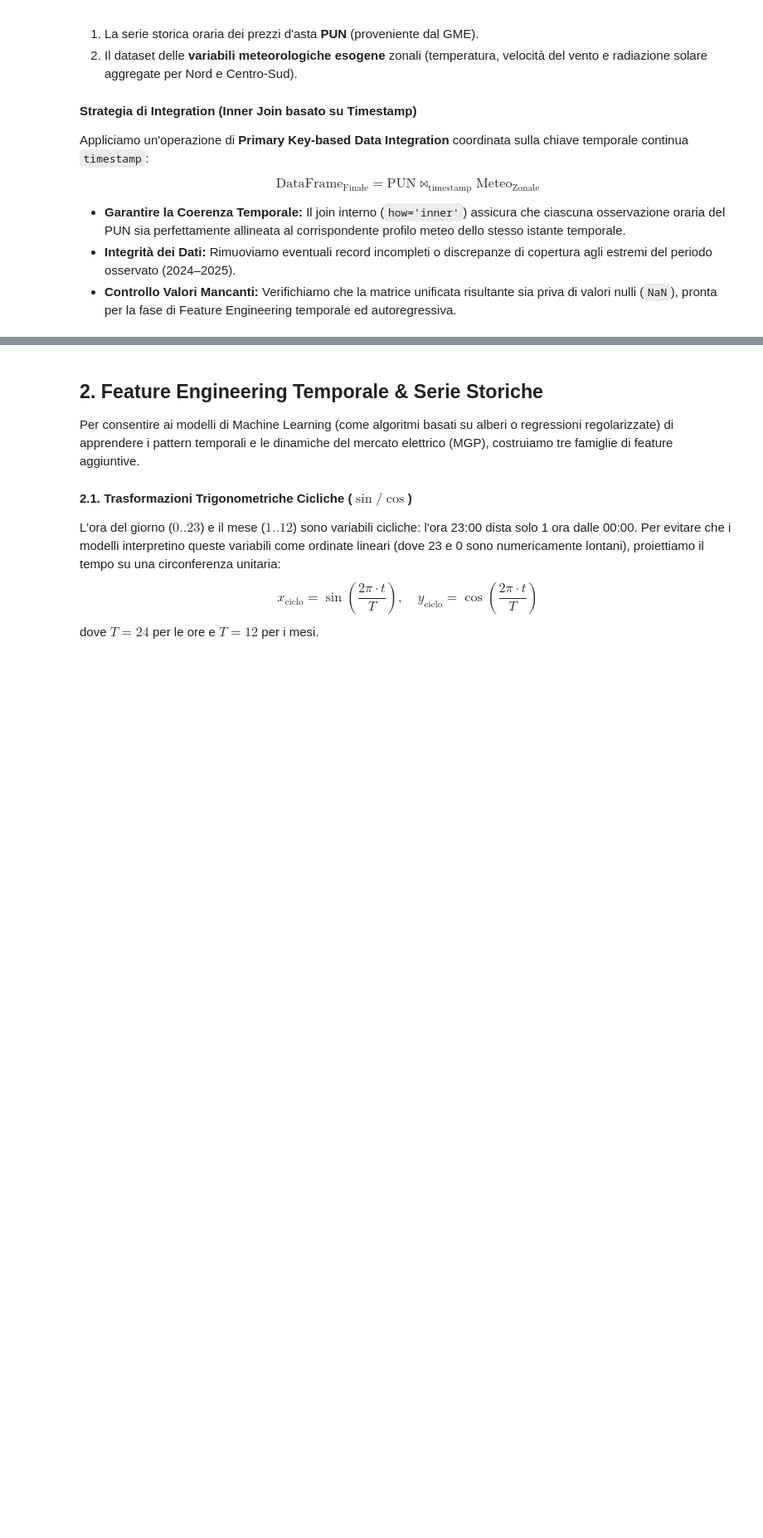
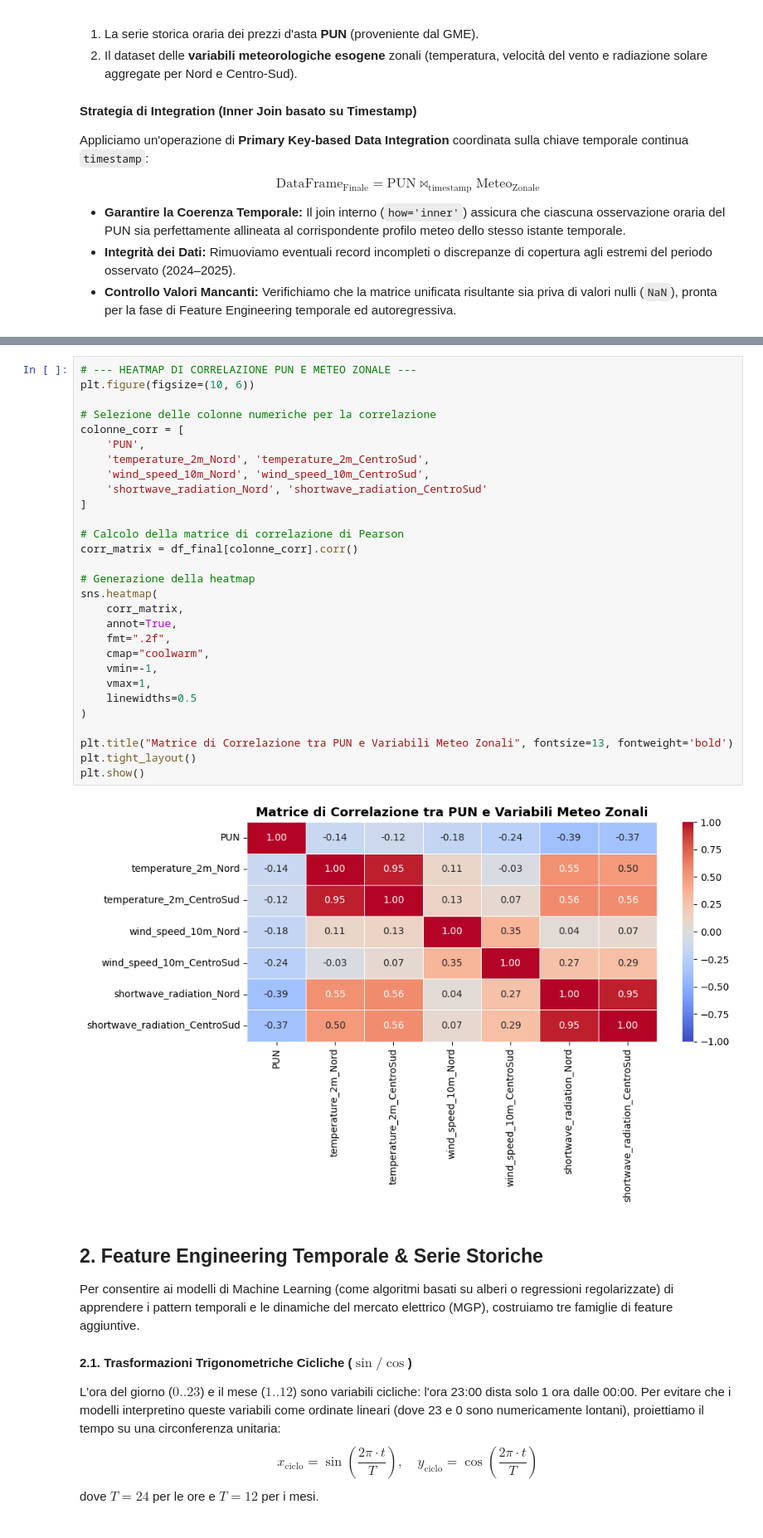
Before and after one commit to erloyz/progetto-ml-pun, a Jupyter notebook: notebooks/01_data_ingestion.ipynb, the cells around one changed output, grey strips where cells are left out. Shown at 83% size. Cells and saved outputs as stored; diff of their text form; blank space fills up the shorter version.

```diff
--- a/notebooks/01_data_ingestion.ipynb
+++ b/notebooks/01_data_ingestion.ipynb
@@ -308,3 +355,34 @@ Valori nulli totali nel dataset finale: 0
+# %%
+# --- HEATMAP DI CORRELAZIONE PUN E METEO ZONALE ---
+plt.figure(figsize=(10, 6))
+
+# Selezione delle colonne numeriche per la correlazione
+colonne_corr = [
+    'PUN',
+    'temperature_2m_Nord', 'temperature_2m_CentroSud',
+    'wind_speed_10m_Nord', 'wind_speed_10m_CentroSud',
+    'shortwave_radiation_Nord', 'shortwave_radiation_CentroSud'
+]
+
+# Calcolo della matrice di correlazione di Pearson
+corr_matrix = df_final[colonne_corr].corr()
+
+# Generazione della heatmap
+sns.heatmap(
+    corr_matrix,
+    annot=True,
+    fmt=".2f",
+    cmap="coolwarm",
+    vmin=-1,
+    vmax=1,
+    linewidths=0.5
+)
+
+plt.title("Matrice di Correlazione tra PUN e Variabili Meteo Zonali", fontsize=13, fontweight='bold')
+plt.tight_layout()
+plt.show()
+# %% [output]
+[figure, added]
 # %% [markdown]
 ## 2. Feature Engineering Temporale & Serie Storiche
 
```
Also changed, not shown: parts of 6 cells of this notebook, 2 other files.
